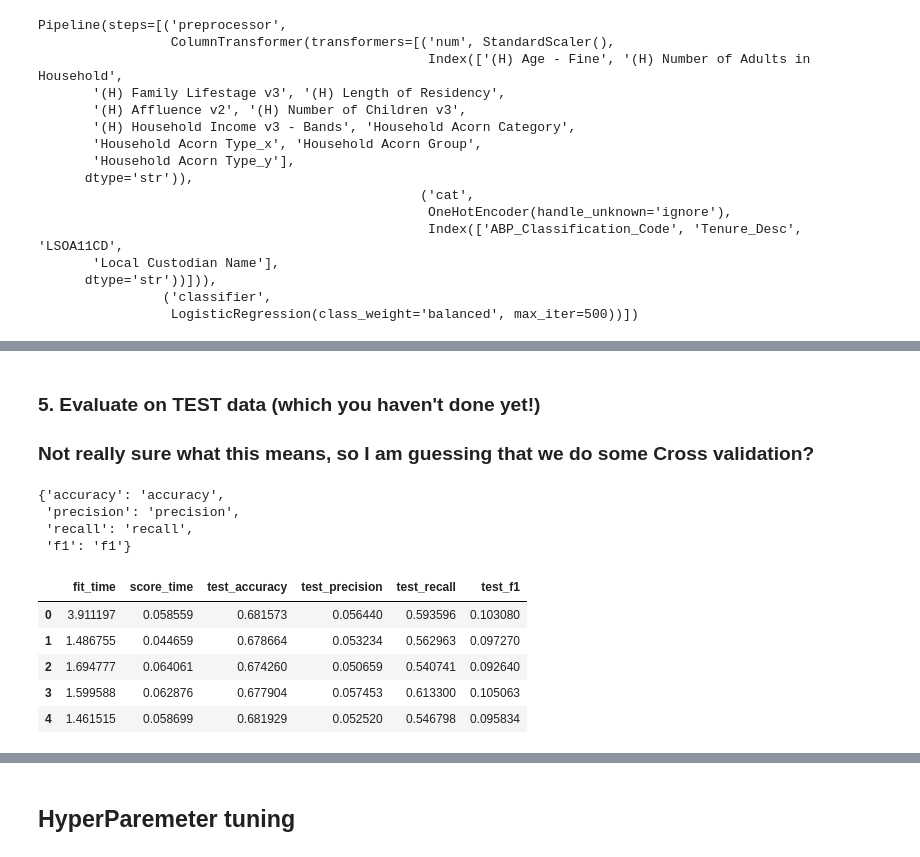
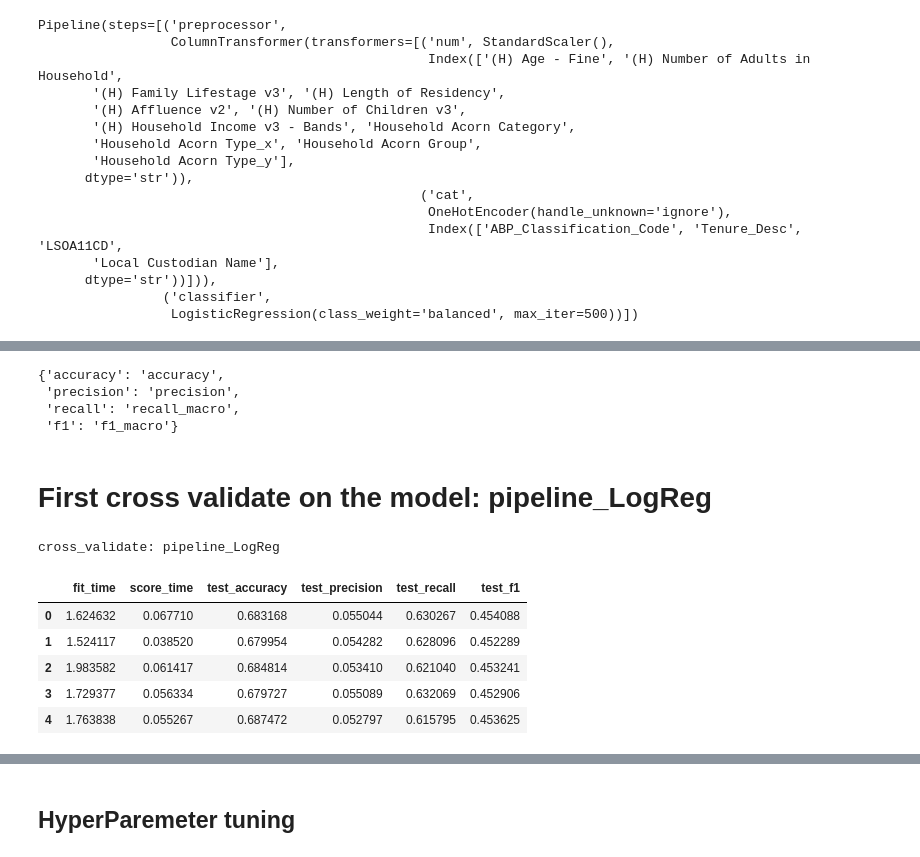
Before and after one commit to admason/C_Spark_Project, a Jupyter notebook: H_SFTY_2_Pipelined.ipynb, the cells around one changed output, grey strips where cells are left out. Drawn from its saved outputs; the diff is of its cells as text; code cells hidden in the pictures.

```diff
--- a/H_SFTY_2_Pipelined.ipynb
+++ b/H_SFTY_2_Pipelined.ipynb
@@ -279,0 +213,4 @@ plt.show()
+# %%
+pipeline_LogReg.fit(X_test, y_test)
+y_TEST_pred_logreg = pipeline_LogReg.predict(X_test)
+y_TEST_pred_logreg
@@ -279,0 +245,9 @@ plt.show()
+# %%
+from sklearn.ensemble import RandomForestClassifier
+
+pipeline_Random_Forest = Pipeline(steps=[
+
+    ('preprocessor', preprocessor),
+
+    ('classifier', RandomForestClassifier(class_weight='balanced')) ])
+pipeline_Random_Forest
@@ -285,16 +381,16 @@ array([0., 0., 1., ..., 0., 0., 0.])
-# %% [markdown]
-### 5. Evaluate on TEST data (which you haven't done yet!)
-### Not really sure what this means, so I am guessing that we do some Cross validation?
 # %%
 from sklearn.neighbors import KNeighborsClassifier as KNN
 from sklearn.model_selection import cross_validate, StratifiedKFold
 # %%
 my_cv = StratifiedKFold(5)
-my_metrics = {'accuracy':'accuracy','precision':'precision','recall':'recall', 'f1':'f1'}
+my_metrics = {'accuracy':'accuracy',
+              'precision':'precision',
+              'recall':'recall_macro',
+              'f1':'f1_macro'}
 my_metrics
 # %% [output]
 {'accuracy': 'accuracy',
  'precision': 'precision',
- 'recall': 'recall',
- 'f1': 'f1'}
+ 'recall': 'recall_macro',
+ 'f1': 'f1_macro'}
 # %%
@@ -302,13 +398,17 @@ from sklearn.metrics._scorer import _SCORERS
 #sorted(_SCORERS.keys())
+# %% [markdown]
+# First cross validate on the model: pipeline_LogReg
 # %%
-scores = cross_validate(pipeline, X_train, y_train, cv = my_cv, scoring = my_metrics)
+from sklearn.model_selection import cross_validate
+scores = cross_validate(pipeline_LogReg, X_train, y_train, cv = my_cv, scoring = my_metrics)
+scores_df = pd.DataFrame(scores)
+print("cross_validate: pipeline_LogReg")
+scores_df
+# %% [output]
+cross_validate: pipeline_LogReg
+|  | fit_time | score_time | test_accuracy | test_precision | test_recall | test_f1 |
+| 0 | 1.624632 | 0.067710 | 0.683168 | 0.055044 | 0.630267 | 0.454088 |
+| 1 | 1.524117 | 0.038520 | 0.679954 | 0.054282 | 0.628096 | 0.452289 |
+| 2 | 1.983582 | 0.061417 | 0.684814 | 0.053410 | 0.621040 | 0.453241 |
+| 3 | 1.729377 | 0.056334 | 0.679727 | 0.055089 | 0.632069 | 0.452906 |
+| 4 | 1.763838 | 0.055267 | 0.687472 | 0.052797 | 0.615795 | 0.453625 |
-# %%
-scores_df = pd.DataFrame(scores)
-scores_df
-# %% [output]
-|  | fit_time | score_time | test_accuracy | test_precision | test_recall | test_f1 |
-| 0 | 3.911197 | 0.058559 | 0.681573 | 0.056440 | 0.593596 | 0.103080 |
-| 1 | 1.486755 | 0.044659 | 0.678664 | 0.053234 | 0.562963 | 0.097270 |
-| 2 | 1.694777 | 0.064061 | 0.674260 | 0.050659 | 0.540741 | 0.092640 |
-| 3 | 1.599588 | 0.062876 | 0.677904 | 0.057453 | 0.613300 | 0.105063 |
-| 4 | 1.461515 | 0.058699 | 0.681929 | 0.052520 | 0.546798 | 0.095834 |
```
Also changed, not shown: parts of 50 cells of this notebook.
